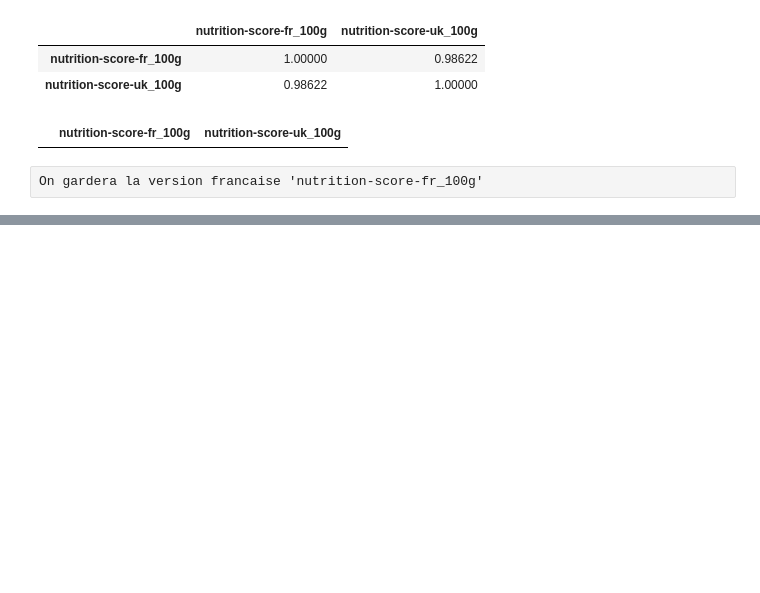
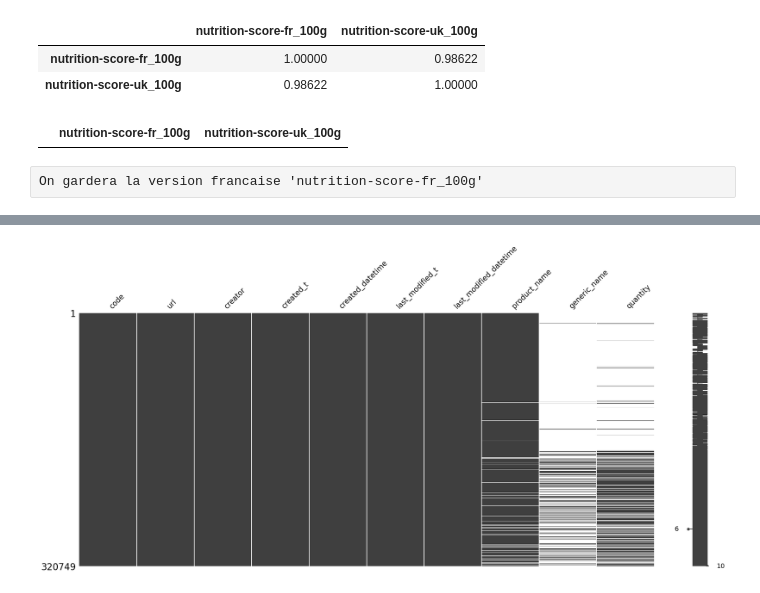
Before and after one commit to kevin-EK/Concevez-une-application-au-service-de-la-sant-publique, a Jupyter notebook: P3 Brouillon traitement data.ipynb, the cells around one changed output, grey strips where cells are left out. Saved outputs shown, nothing was run; the diff lists cells and outputs as text; code cells hidden in the pictures; blank space fills up the shorter version.

Commit message:
Synthétisation de la réflexions sur sélections des variables

```diff
--- a/P3 Brouillon traitement data.ipynb
+++ b/P3 Brouillon traitement data.ipynb
@@ -885,8 +961,8 @@ ingredients_that_may_be_from_palm_oil_tags    0.963466
 dtype: float64
 # %% [raw]
 Creation de la variable from palm oil
-# %%
-openfoodfacts['from_palm_oil_tags_bool'] = openfoodfacts[['ingredients_that_may_be_from_palm_oil_n','ingredients_that_may_be_from_palm_oil','ingredients_that_may_be_from_palm_oil_tags','ingredients_from_palm_oil_n','ingredients_from_palm_oil','ingredients_from_palm_oil_tags']].isna().sum(axis=1)!=6
+# %%
+openfoodfacts['from_palm_oil_n'] = openfoodfacts[['ingredients_from_palm_oil_n','ingredients_that_may_be_from_palm_oil_n']].fillna(0).sum(axis=0)
 # %%
 col_to_drop+=['ingredients_that_may_be_from_palm_oil','ingredients_that_may_be_from_palm_oil_n','ingredients_that_may_be_from_palm_oil_tags']
 col_to_drop+=['ingredients_from_palm_oil_n','ingredients_from_palm_oil','ingredients_from_palm_oil_tags']
@@ -1067,0 +1228,5 @@ openfoodfacts.to_csv('openfoodfacts_cleaned.csv')
+# %%
+#les variables genenral
+msno.matrix(openfoodfacts.loc[:,openfoodfacts.columns[openfoodfacts.columns.isin(general_information)]]);
+# %% [output]
+[figure, added]
```
Also changed, not shown: parts of 93 cells of this notebook, 1 other file.
